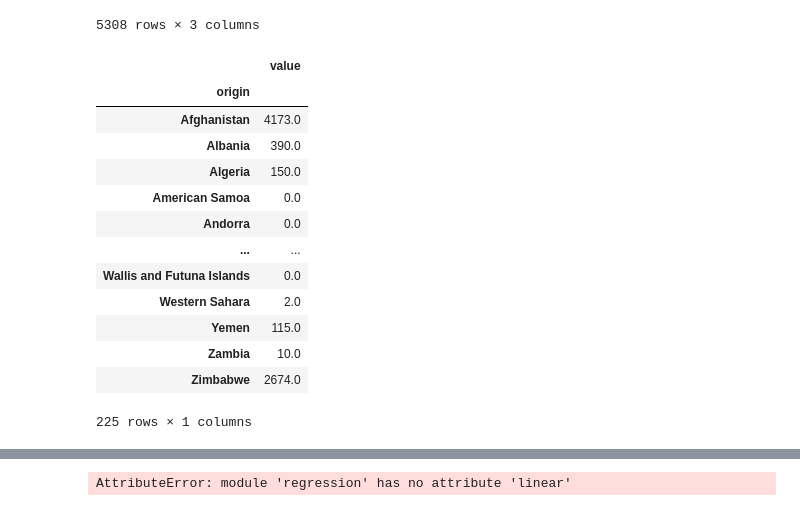
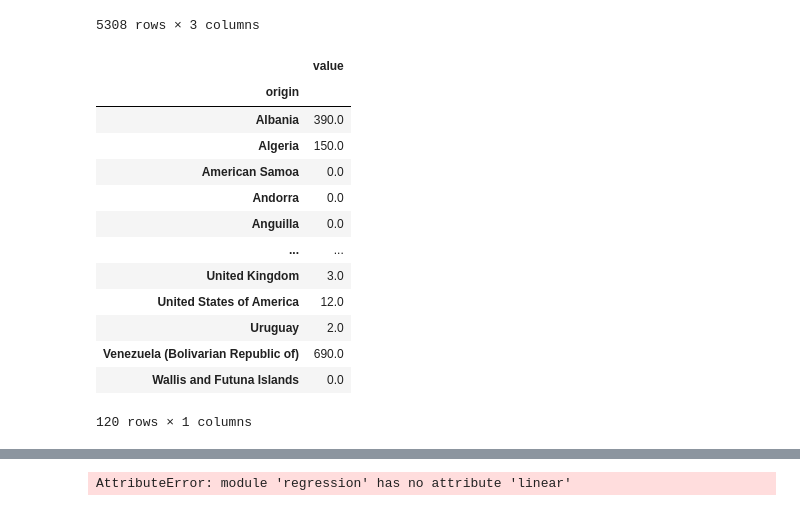
Before and after one commit to Lihsayuri/Projeto-RedesSoc, a Jupyter notebook: Projeto-rascunho/PensandoRecortes.ipynb, the cells around one changed output, grey strips where cells are left out. Cells and saved outputs as stored; diff of their text form; code cells hidden in the pictures.

```diff
--- a/Projeto-rascunho/PensandoRecortes.ipynb
+++ b/Projeto-rascunho/PensandoRecortes.ipynb
@@ -143,9 +143,5 @@ Name: idh_2008, Length: 225, dtype: float64
 # %%
 df_paises_idh = data[(data['idh_2008'] >= 0.7)]
 df_paises_idh = df_paises_idh[['country', 'idh_2008']]
-df_paises_idh = df_paises_idh.set_index('country').reindex(listaVertices).reset_index()
-df_paises_idh = df_paises_idh.fillna(0)
-#df.set_index('Country').reindex(countries).reset_index()
-df_paises_idh = df_paises_idh.rename(columns={'country': 'origin', 'idh_2008': 'idh_2008'})
-df_paises_idh.sort_values("origin", ascending = True)
+df_paises_idh
 # %% [output]
@@ -164,0 +161,4 @@ df_paises_idh.sort_values("origin", ascending = True)
+# %%
+paises_selecionados = set(df_paises_idh['country'].unique().tolist())
+
+print(len(paises_selecionados))
@@ -278,24 +299,24 @@ df_aresta
 | 5313 | Zimbabwe | Zambia | 9.0 |
 5308 rows × 3 columns
 # %%
-df_out_degree  = df_aresta.groupby('origin').sum().reindex(listaVertices).fillna(0)
+df_out_degree  = df_aresta.groupby('origin').sum().reindex(paises_selecionados).fillna(0)
 #df_out_degree
 df_out_degree.sort_values("origin", ascending = True)
 # %% [output]
 |  | value |
 | origin |  |
-| Afghanistan | 4173.0 |
 | Albania | 390.0 |
 | Algeria | 150.0 |
 | American Samoa | 0.0 |
 | Andorra | 0.0 |
+| Anguilla | 0.0 |
 | ... | ... |
+| United Kingdom | 3.0 |
+| United States of America | 12.0 |
+| Uruguay | 2.0 |
+| Venezuela (Bolivarian Republic of) | 690.0 |
 | Wallis and Futuna Islands | 0.0 |
-| Western Sahara | 2.0 |
-| Yemen | 115.0 |
-| Zambia | 10.0 |
-| Zimbabwe | 2674.0 |
-225 rows × 1 columns
+120 rows × 1 columns
 # %%
 df = df_paises_idh.merge(df_out_degree, on="origin", how="left")
 df
```
Also changed, not shown: parts of 45 cells of this notebook, 12 other files.
